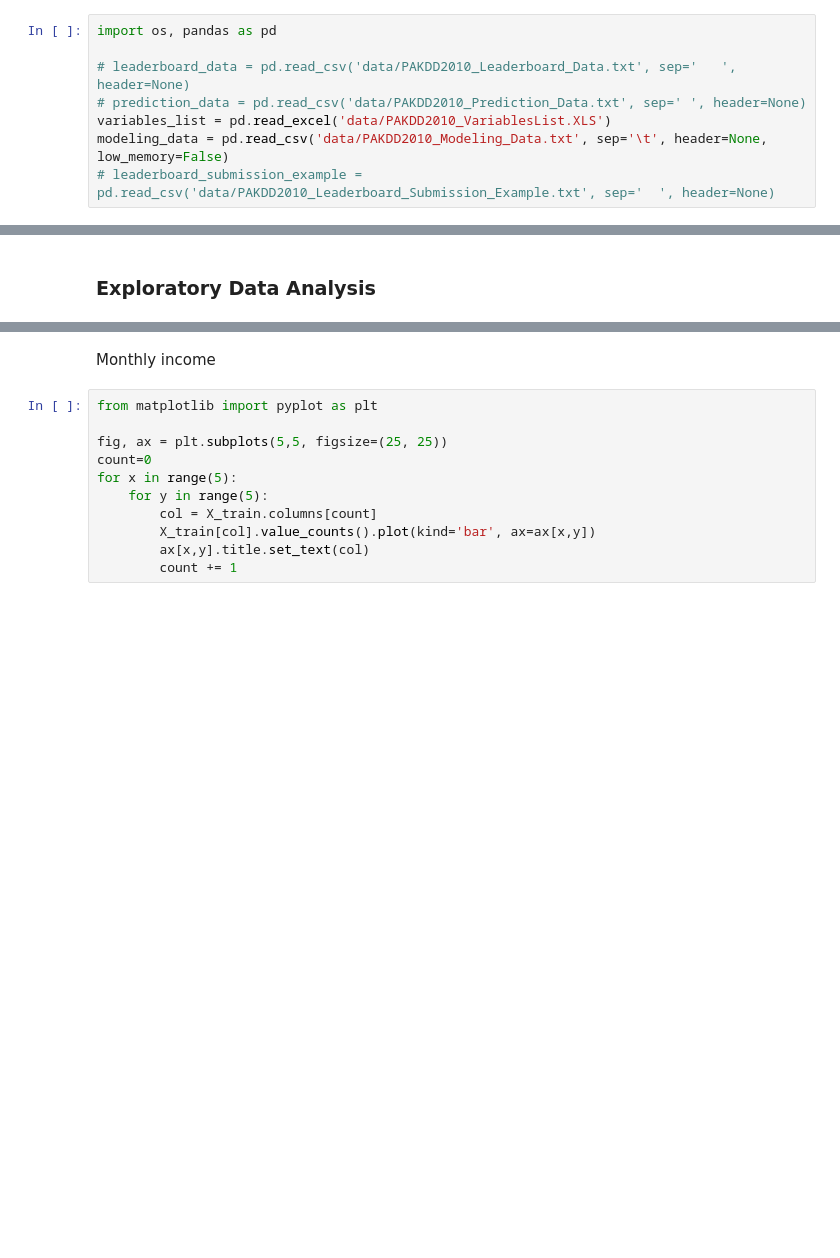
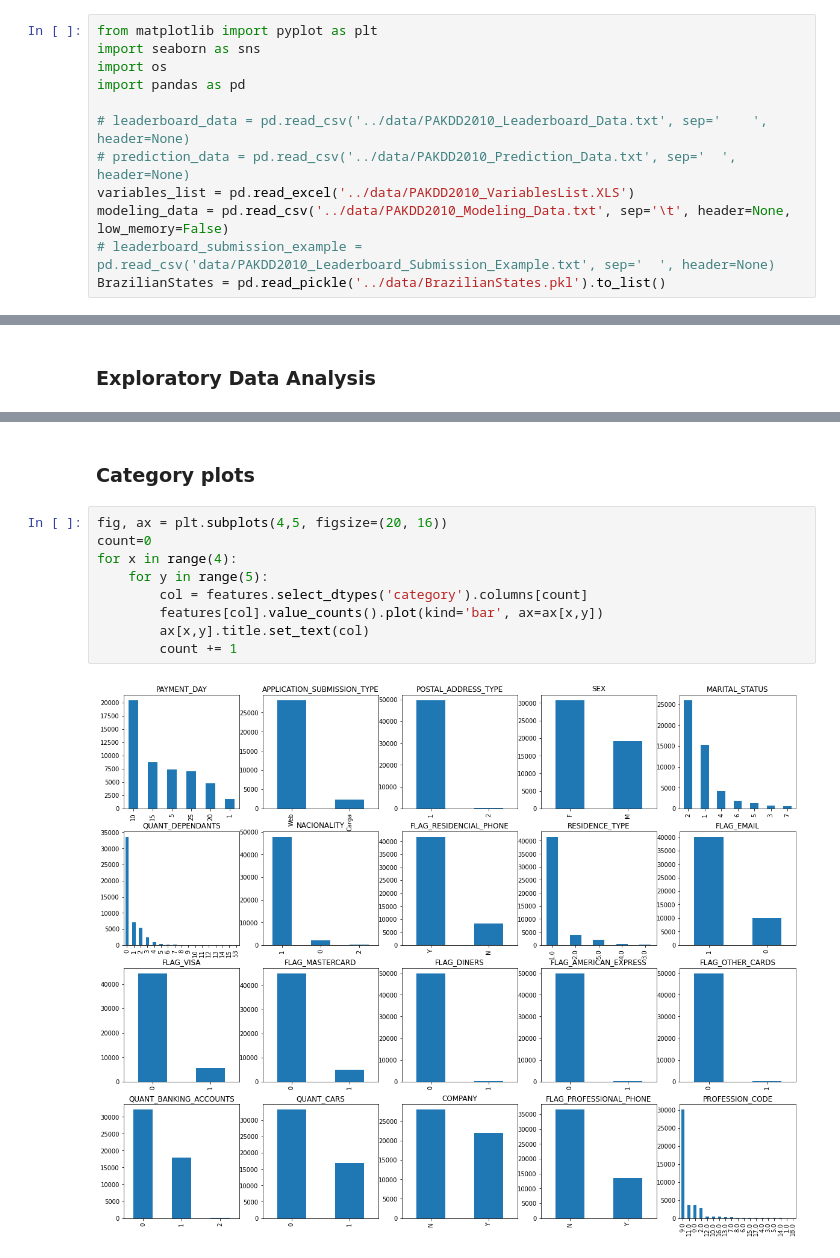
Before and after one commit to fidoarg/proyecto-final-anyoneai, a Jupyter notebook: notebooks/EDA_FE_TS.ipynb, the cells around one changed output, grey strips where cells are left out. Saved outputs shown, nothing was run; the diff lists cells and outputs as text; blank space fills up the shorter version.

Commit message:
modified:   notebooks/EDA_FE_TS.ipynb 	modified:   notebooks/TCN_model.ipynb 	modified:   notebooks/xgboost_model.ipynb

```diff
--- a/notebooks/EDA_FE_TS.ipynb
+++ b/notebooks/EDA_FE_TS.ipynb
@@ -23,11 +27,15 @@ for object_summary in bucket.objects.filter(Prefix="credit-data-2010/"):
 # %%
-import os, pandas as pd
+from matplotlib import pyplot as plt
+import seaborn as sns
+import os
+import pandas as pd
 
-# leaderboard_data = pd.read_csv('data/PAKDD2010_Leaderboard_Data.txt', sep='	', header=None)
-# prediction_data = pd.read_csv('data/PAKDD2010_Prediction_Data.txt', sep='	', header=None)
-variables_list = pd.read_excel('data/PAKDD2010_VariablesList.XLS')
-modeling_data = pd.read_csv('data/PAKDD2010_Modeling_Data.txt', sep='\t', header=None, low_memory=False)
+# leaderboard_data = pd.read_csv('../data/PAKDD2010_Leaderboard_Data.txt', sep='	', header=None)
+# prediction_data = pd.read_csv('../data/PAKDD2010_Prediction_Data.txt', sep='	', header=None)
+variables_list = pd.read_excel('../data/PAKDD2010_VariablesList.XLS')
+modeling_data = pd.read_csv('../data/PAKDD2010_Modeling_Data.txt', sep='\t', header=None, low_memory=False)
 # leaderboard_submission_example = pd.read_csv('data/PAKDD2010_Leaderboard_Submission_Example.txt', sep='	', header=None)
+BrazilianStates = pd.read_pickle('../data/BrazilianStates.pkl').to_list()
 # %%
 variables_list.loc[variables_list.Var_Title == 'EDUCATION_LEVEL', ['Var_Title']] = ['EDUCATION_LEVEL', 'MATE_EDUCATION_LEVEL']
 # leaderboard_data.columns = variables_list['Var_Title'][:-1]
@@ -174,13 +172,13 @@ RESIDENCIAL_ZIP_3              0      0.00
-# %% [markdown]
-Monthly income
+# %% [markdown]
+### Category plots
 # %%
-from matplotlib import pyplot as plt
-
-fig, ax = plt.subplots(5,5, figsize=(25, 25))
+fig, ax = plt.subplots(4,5, figsize=(20, 16))
 count=0
-for x in range(5):
+for x in range(4):
     for y in range(5):
-        col = X_train.columns[count]
-        X_train[col].value_counts().plot(kind='bar', ax=ax[x,y])
+        col = features.select_dtypes('category').columns[count]
+        features[col].value_counts().plot(kind='bar', ax=ax[x,y])
         ax[x,y].title.set_text(col)
         count += 1
+# %% [output]
+[figure, added]
```
Also changed, not shown: parts of 24 cells of this notebook, 2 other files.
